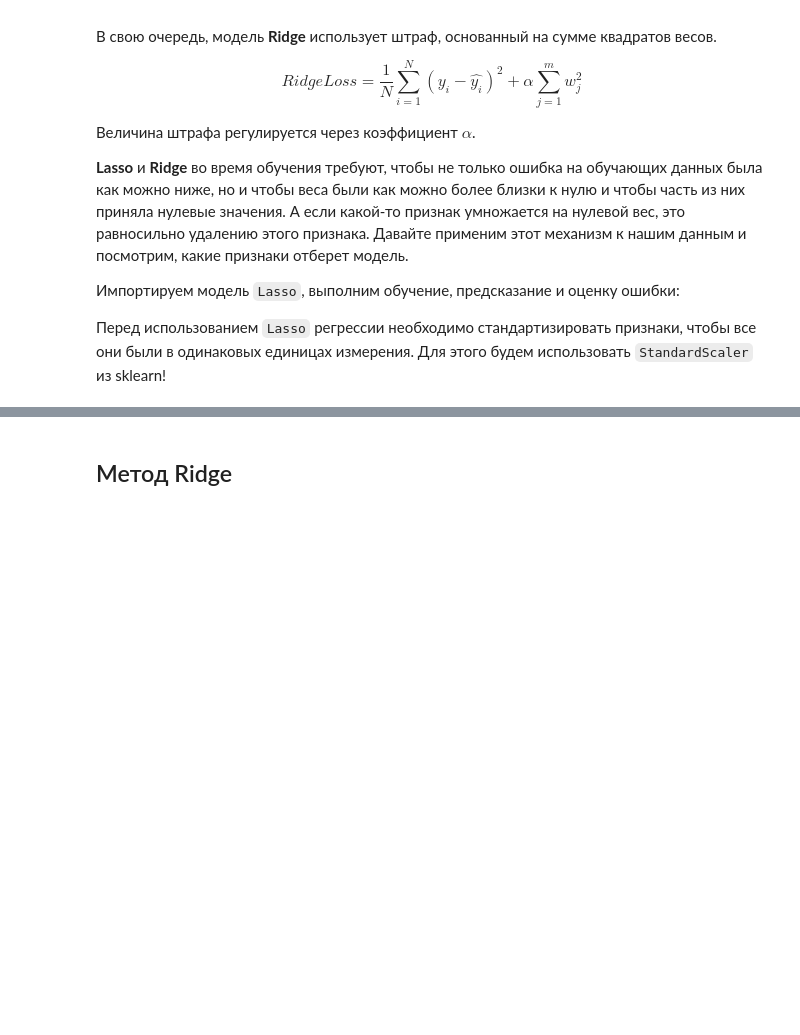
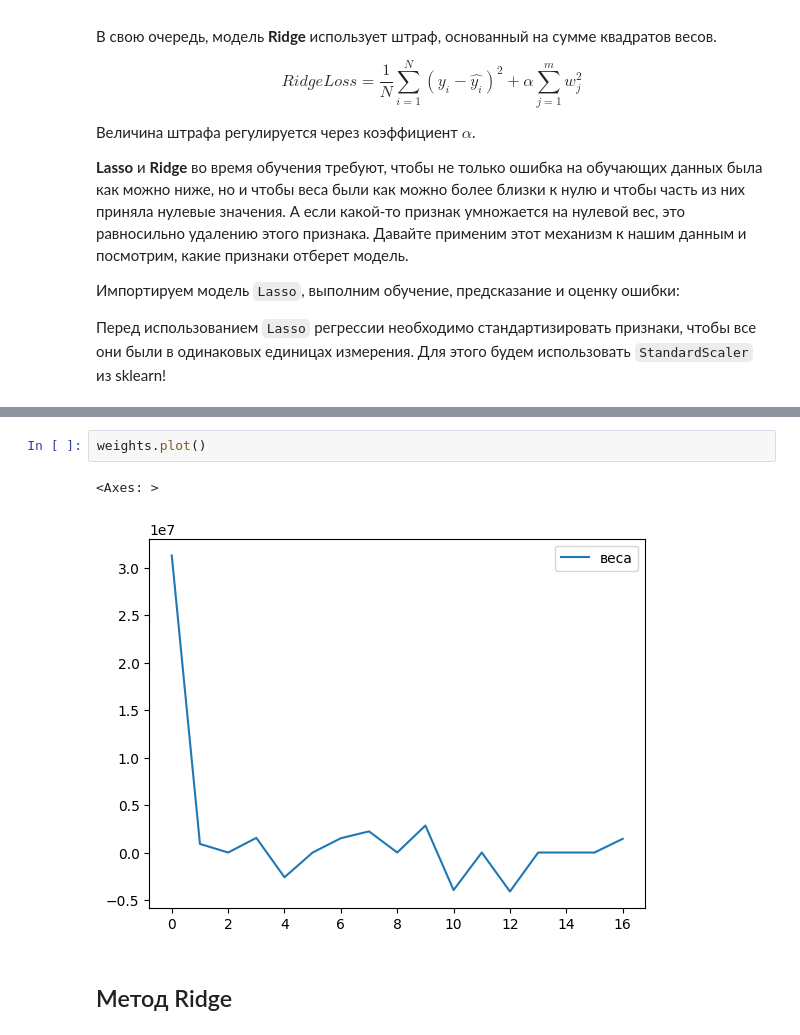
Before and after one commit to groxel/colab, a Jupyter notebook: DT_Project.ipynb, the cells around one changed output, grey strips where cells are left out. Cells and saved outputs as stored; diff of their text form; blank space fills up the shorter version.

```diff
--- a/DT_Project.ipynb
+++ b/DT_Project.ipynb
@@ -377,3 +370,8 @@ R^2 test:   0.9596368234395548
+# %%
+weights.plot()
+# %% [output]
+<Axes: >
+[figure, added]
 # %% [markdown]
 ## Метод Ridge
 # %%
```
Also changed, not shown: parts of 6 cells of this notebook.
